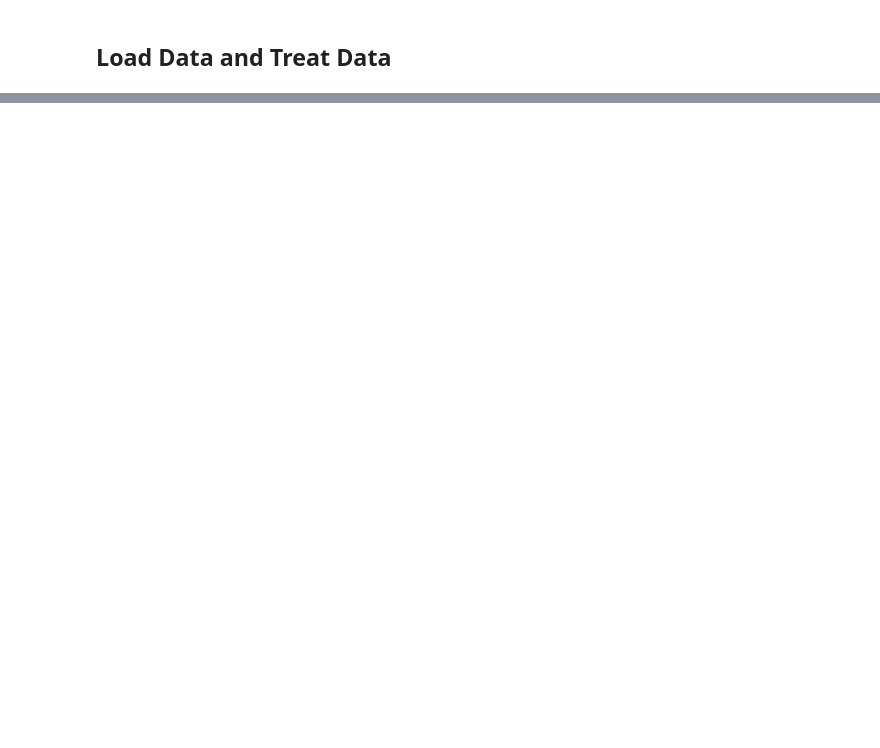
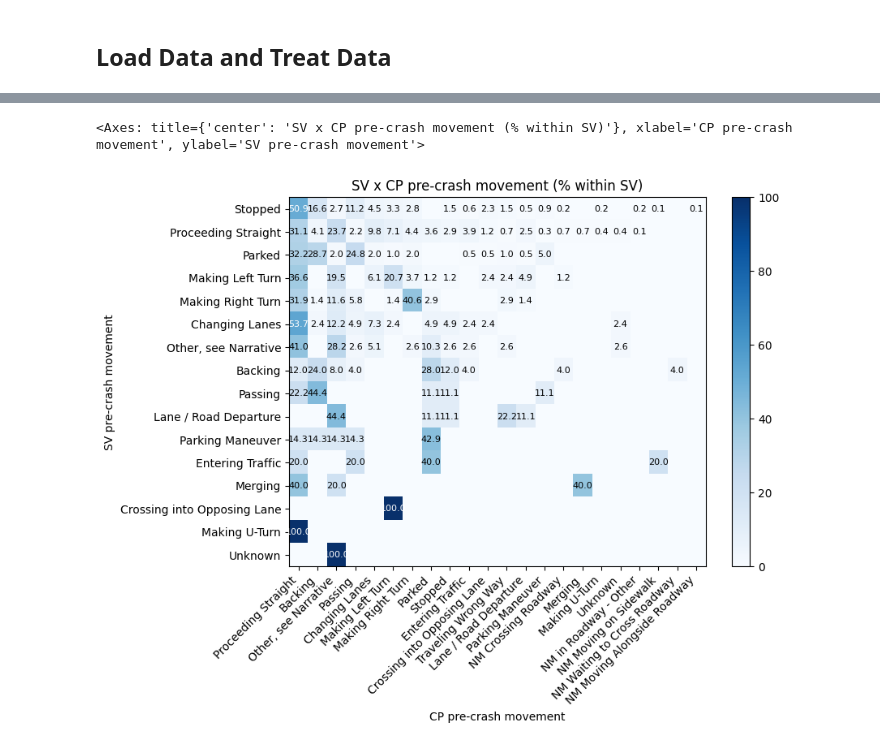
Before and after one commit to AurelianTactics/avird_2026, a Jupyter notebook: eda/ADS_to_2026_03_16/04_eda_target_exploration.ipynb, the cells around one changed output, grey strips where cells are left out. Drawn from its saved outputs; the diff is of its cells as text; code cells hidden in the pictures; blank space fills up the shorter version.

```diff
--- a/eda/ADS_to_2026_03_16/04_eda_target_exploration.ipynb
+++ b/eda/ADS_to_2026_03_16/04_eda_target_exploration.ipynb
@@ -57,0 +601,7 @@ treated_df[['Operating Entity', 'Operating Entity Clean',
+# %%
+# Heatmap
+cui.plot_pre_crash_movement_heatmap(treated_df, normalize='rows',
+                                    title='SV x CP pre-crash movement (% within SV)')
+# %% [output]
+<Axes: title={'center': 'SV x CP pre-crash movement (% within SV)'}, xlabel='CP pre-crash movement', ylabel='SV pre-crash movement'>
+[figure, added]
```
Also changed, not shown: parts of 25 cells of this notebook, 3 other files.
